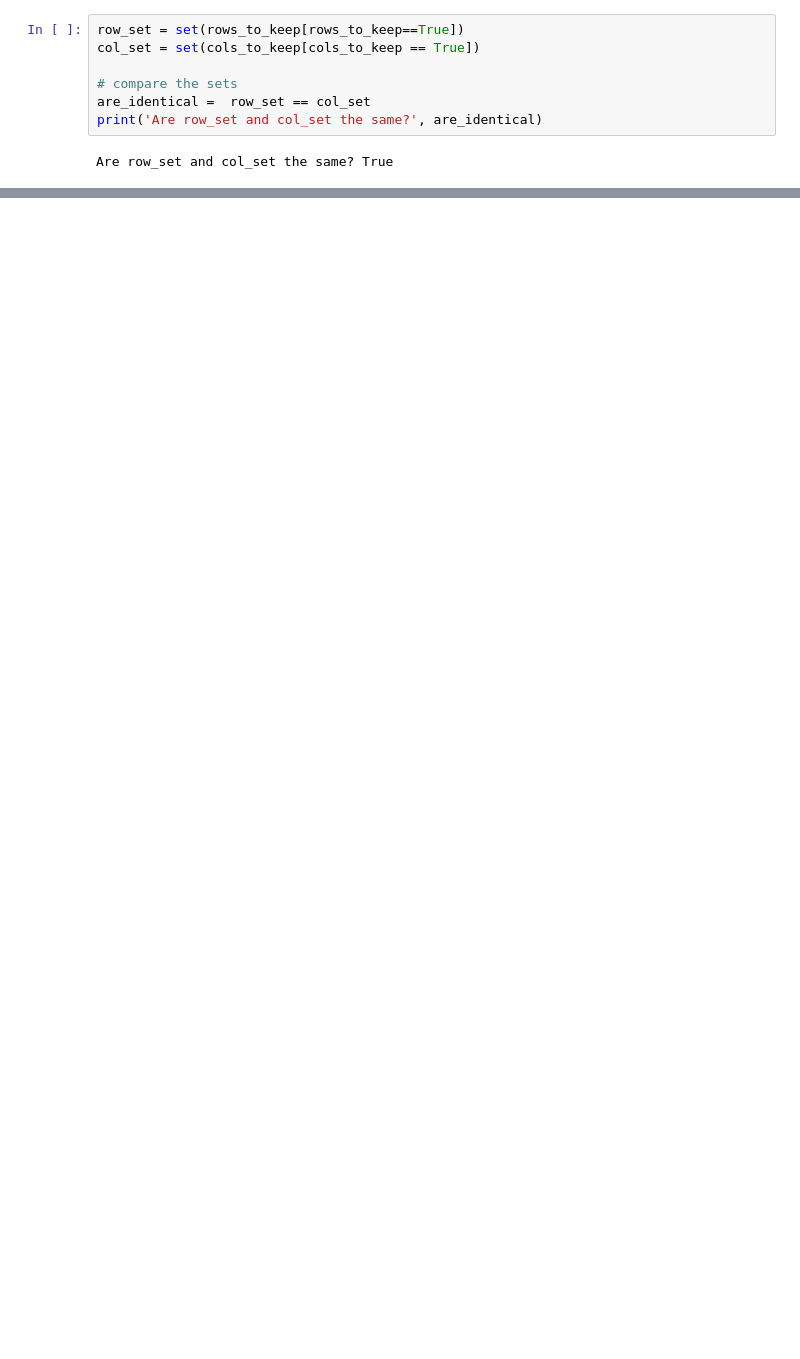
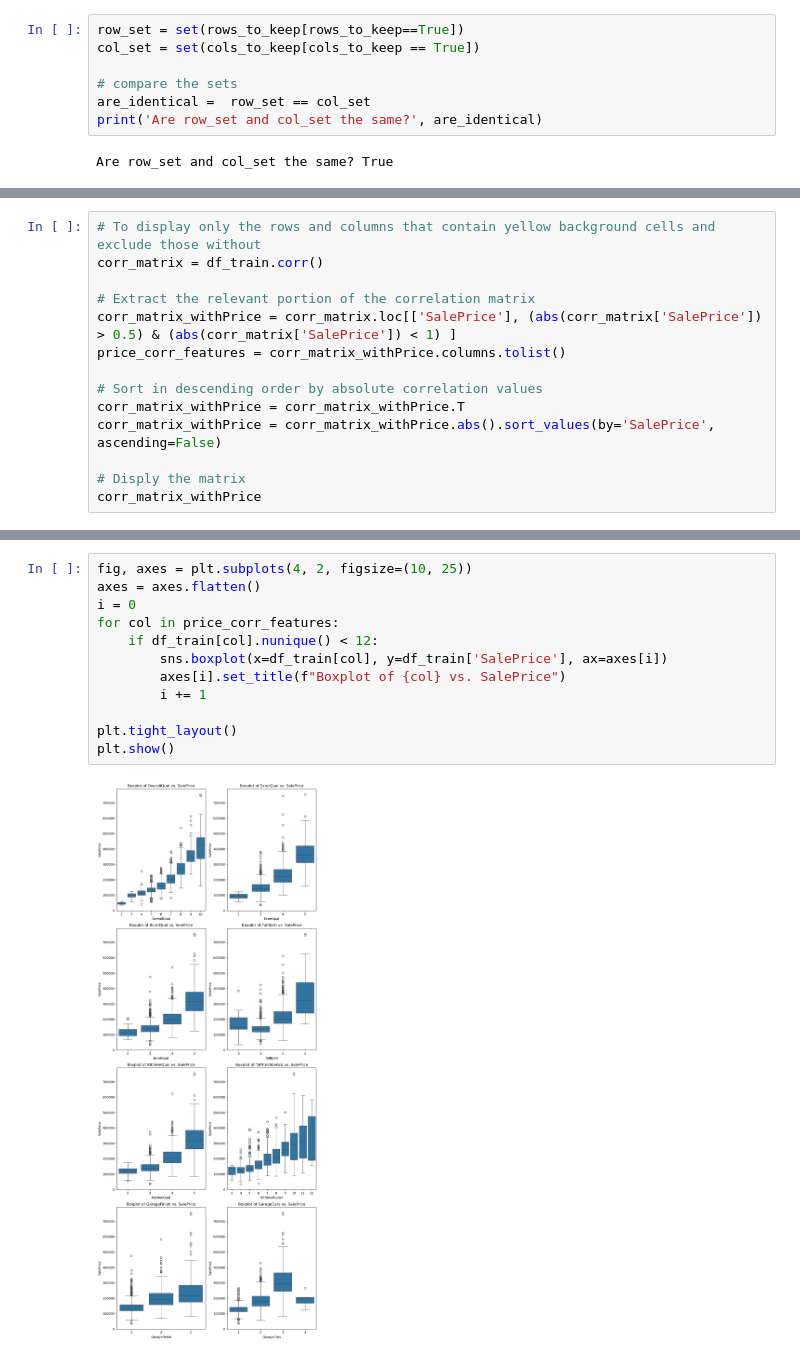
Before and after one commit to Sheng214/Springboard_MyProjects, a Jupyter notebook: Capstone_Two/Capstone Two_EDA.ipynb, the cells around one changed output, grey strips where cells are left out. Saved outputs shown, nothing was run; the diff lists cells and outputs as text; blank space fills up the shorter version.

```diff
--- a/Capstone_Two/Capstone Two_EDA.ipynb
+++ b/Capstone_Two/Capstone Two_EDA.ipynb
@@ -760,0 +938,14 @@ The variables highly correlated with the target variable (Absolute value of Corr
+# %%
+# To display only the rows and columns that contain yellow background cells and exclude those without
+corr_matrix = df_train.corr()
+
+# Extract the relevant portion of the correlation matrix
+corr_matrix_withPrice = corr_matrix.loc[['SalePrice'], (abs(corr_matrix['SalePrice']) > 0.5) & (abs(corr_matrix['SalePrice']) < 1) ]
+price_corr_features = corr_matrix_withPrice.columns.tolist()
+
+# Sort in descending order by absolute correlation values
+corr_matrix_withPrice = corr_matrix_withPrice.T
+corr_matrix_withPrice = corr_matrix_withPrice.abs().sort_values(by='SalePrice', ascending=False)
+
+# Disply the matrix
+corr_matrix_withPrice
@@ -760,0 +972,14 @@ The variables highly correlated with the target variable (Absolute value of Corr
+# %%
+fig, axes = plt.subplots(4, 2, figsize=(10, 25))
+axes = axes.flatten()
+i = 0
+for col in price_corr_features:
+    if df_train[col].nunique() < 12:
+        sns.boxplot(x=df_train[col], y=df_train['SalePrice'], ax=axes[i])
+        axes[i].set_title(f"Boxplot of {col} vs. SalePrice")
+        i += 1
+
+plt.tight_layout()
+plt.show()
+# %% [output]
+[figure, added]
```
Also changed, not shown: parts of 71 cells of this notebook.
